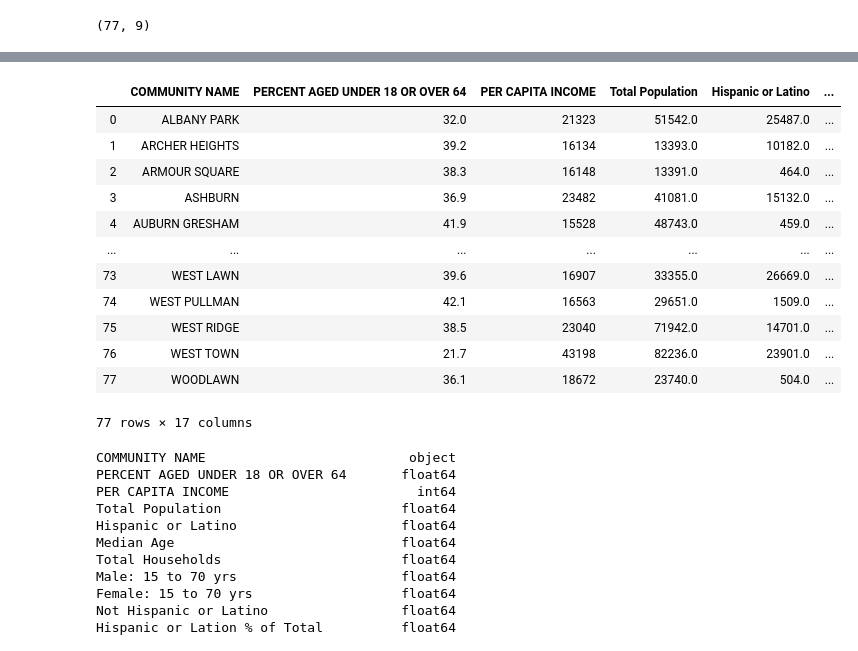
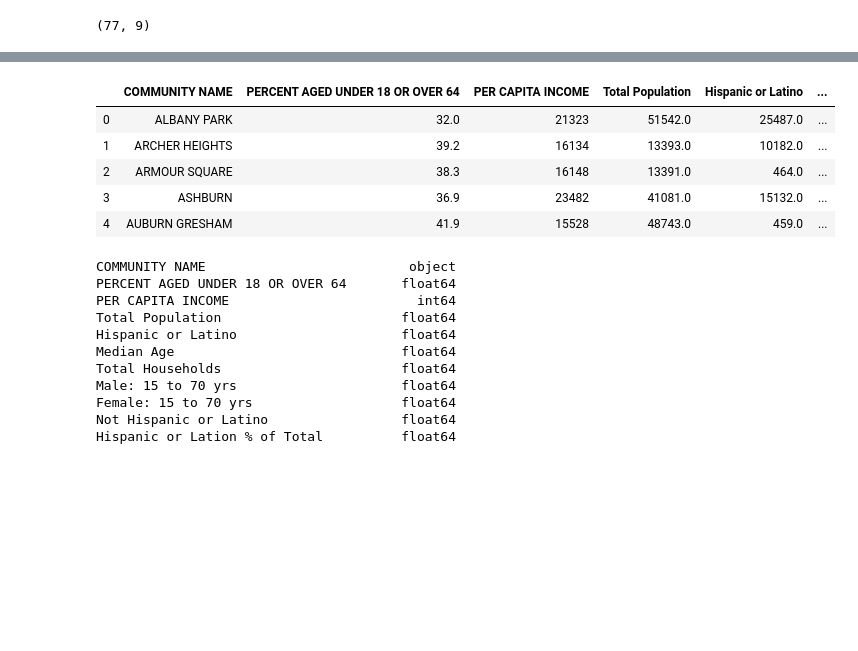
Before and after one commit to LRT-YASH/TestDSRepo, a Jupyter notebook: Week5_Final.ipynb, the cells around one changed output, grey strips where cells are left out. Saved outputs shown, nothing was run; the diff lists cells and outputs as text; code cells hidden in the pictures; blank space fills up the shorter version.

```diff
--- a/Week5_Final.ipynb
+++ b/Week5_Final.ipynb
@@ -129,22 +165,19 @@ Chicago_Neigh_Full.head(35)
 # %%
 Chicago_Neigh_Full['Income_Rank'] = Chicago_Neigh_Full['PER CAPITA INCOME '].rank(ascending = 0)
 Chicago_Neigh_Full['H&L_Pop%_Rank'] = Chicago_Neigh_Full['Hispanic or Lation % of Total'].rank(ascending = 0)
 Chicago_Neigh_Full['Age_Rank'] = Chicago_Neigh_Full['PERCENT AGED UNDER 18 OR OVER 64'].rank(ascending = 0)
-Chicago_Neigh_Full
+
+####Creating another column which sums the Income rank and Hispanic and Lation Population % ranks as well
+
+Chicago_Neigh_Full['Income_&_Hispanic_Pop_Combined_Rank'] = Chicago_Neigh_Full['Income_Rank']+Chicago_Neigh_Full['H&L_Pop%_Rank']
+Chicago_Neigh_Full.head(5)
 # %% [output]
 |  | COMMUNITY NAME | PERCENT AGED UNDER 18 OR OVER 64 | PER CAPITA INCOME | Total Population | Hispanic or Latino | ... |
 | 0 | ALBANY PARK | 32.0 | 21323 | 51542.0 | 25487.0 | ... |
 | 1 | ARCHER HEIGHTS | 39.2 | 16134 | 13393.0 | 10182.0 | ... |
 | 2 | ARMOUR SQUARE | 38.3 | 16148 | 13391.0 | 464.0 | ... |
 | 3 | ASHBURN | 36.9 | 23482 | 41081.0 | 15132.0 | ... |
 | 4 | AUBURN GRESHAM | 41.9 | 15528 | 48743.0 | 459.0 | ... |
-| ... | ... | ... | ... | ... | ... | ... |
-| 73 | WEST LAWN | 39.6 | 16907 | 33355.0 | 26669.0 | ... |
-| 74 | WEST PULLMAN | 42.1 | 16563 | 29651.0 | 1509.0 | ... |
-| 75 | WEST RIDGE | 38.5 | 23040 | 71942.0 | 14701.0 | ... |
-| 76 | WEST TOWN | 21.7 | 43198 | 82236.0 | 23901.0 | ... |
-| 77 | WOODLAWN | 36.1 | 18672 | 23740.0 | 504.0 | ... |
-77 rows × 17 columns
 # %%
 Chicago_Neigh_Full = Chicago_Neigh_Full.fillna(0)
 Chicago_Neigh_Full['Income_Rank'] = Chicago_Neigh_Full['Income_Rank'].astype(int)
```
Also changed, not shown: parts of 36 cells of this notebook.
